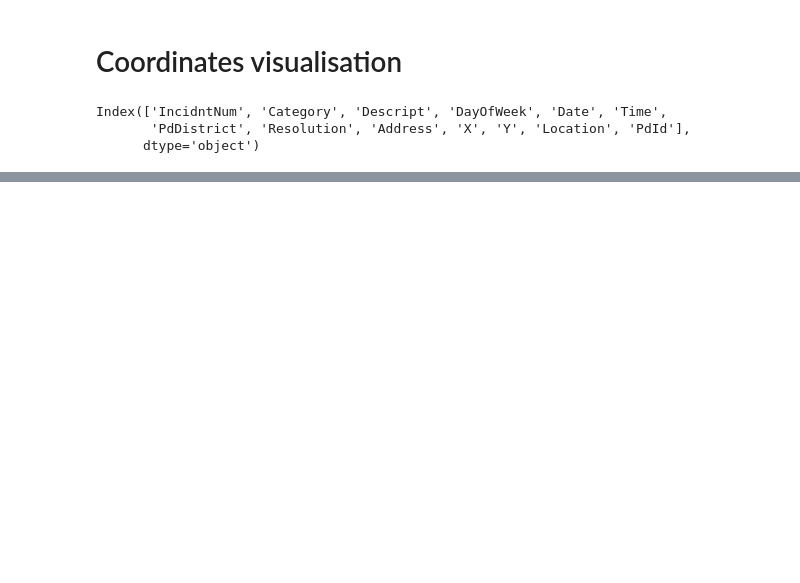
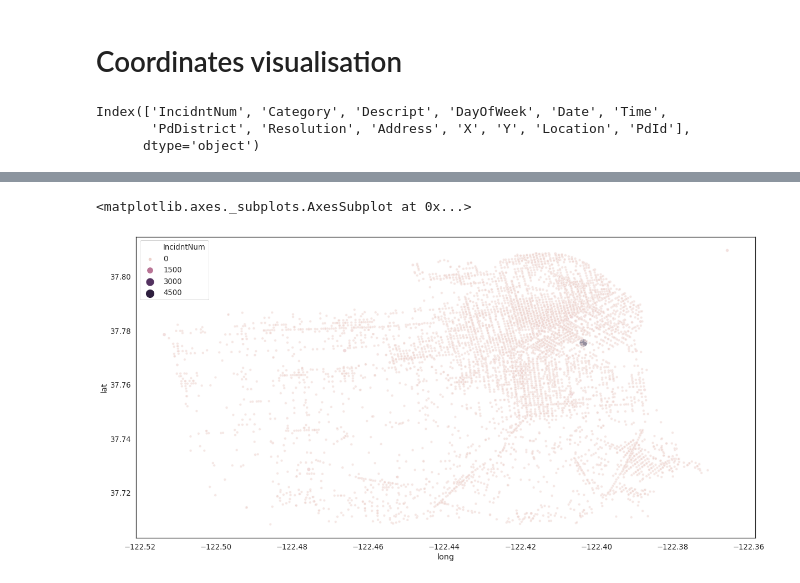
Before and after one commit to hadicodeuk/sf_crime_dataset, a Jupyter notebook: 2 Jupyter Notebook/sf_crime.ipynb, the cells around one changed output, grey strips where cells are left out. Drawn from its saved outputs; the diff is of its cells as text; code cells hidden in the pictures; blank space fills up the shorter version.

```diff
--- a/2 Jupyter Notebook/sf_crime.ipynb
+++ b/2 Jupyter Notebook/sf_crime.ipynb
@@ -112,0 +134,4 @@ sns.scatterplot(x='X',y='Y',data=df_sf,s=2)
+# %%
+df_address_num=df_sf.groupby(by=['Location','long','lat'])['IncidntNum'].count().to_frame().reset_index()
+df_address_num=df_address_num.sort_values(by='IncidntNum',ascending=False)
+df_address_num.head()
@@ -112,0 +145,10 @@ sns.scatterplot(x='X',y='Y',data=df_sf,s=2)
+# %%
+plt.figure(figsize=(20,10))
+
+#At least 100
+df=df_address_num[df_address_num['IncidntNum']>5]
+
+sns.scatterplot(x='long',y='lat',data=df,size='IncidntNum', sizes=(20, 200),hue='IncidntNum',alpha=0.5)
+# %% [output]
+<matplotlib.axes._subplots.AxesSubplot at 0x...>
+[figure, added]
```
Also changed, not shown: parts of 11 cells of this notebook.
